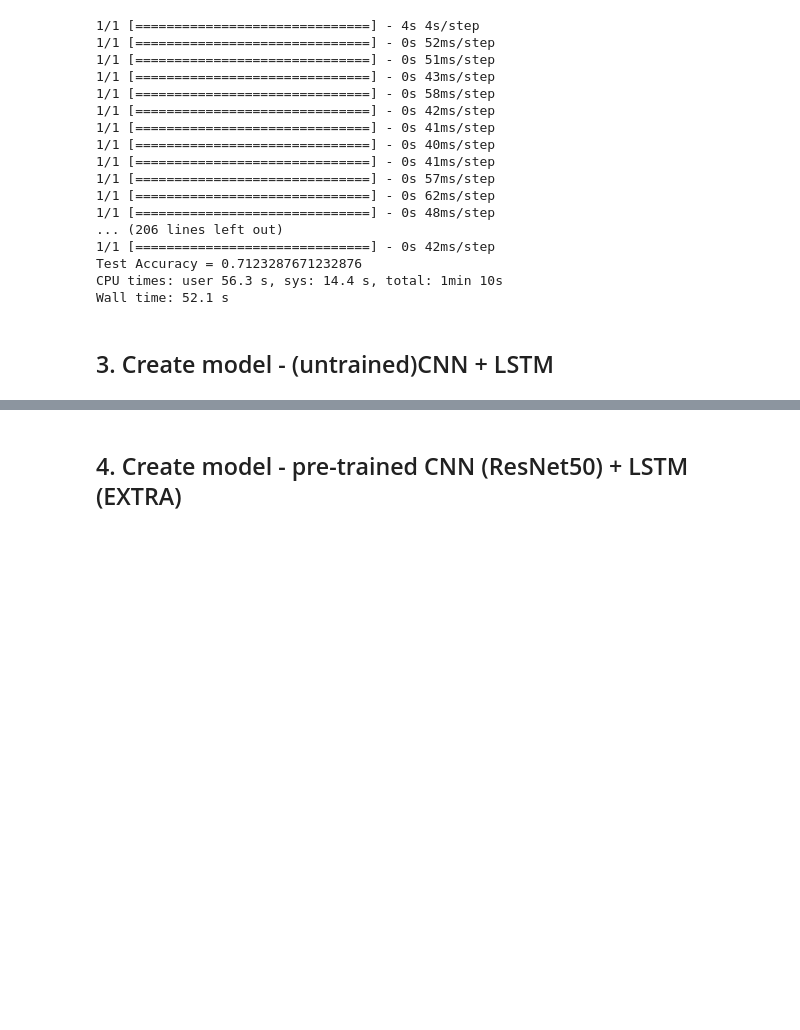
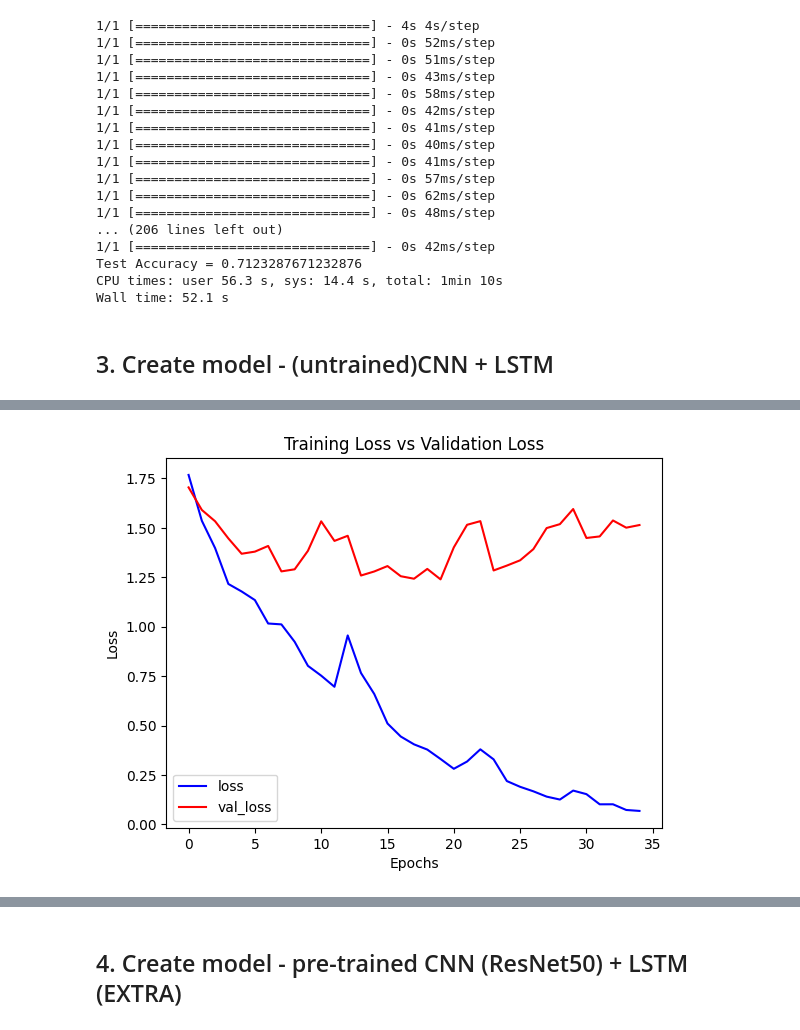
Before and after one commit to peshmerge/advanced_computer_vision, a Jupyter notebook: CNN+LSTM.ipynb, the cells around one changed output, grey strips where cells are left out. Cells and saved outputs as stored; diff of their text form; code cells hidden in the pictures; blank space fills up the shorter version.

Commit message:
updated with CNN_LSTM no pre-trained model results

```diff
--- a/CNN+LSTM.ipynb
+++ b/CNN+LSTM.ipynb
@@ -109,7 +97,7 @@ print(len(CLASSES_LIST))
 # %% [output]
 7
 # %%
-def plot_metric(model_training_history, metric_name_1, metric_name_2, plot_name,y_label='accuracy'):
+def plot_metric(model_training_history, metric_name_1, metric_name_2, plot_name,y_label='accuracy',save=False):
     '''
     This function will plot the metrics passed to it in a graph.
     Args:
@@ -139,6 +127,8 @@ def plot_metric(model_training_history, metric_name_1, metric_name_2, plot_name,
     # Add legend to the plot.
     plt.legend()
 
+    if save: plt.savefig(str(plot_name))
+
 
 def get_nparray_and_labels_in_partition(partition_path):
     nparrayfile_paths = []
@@ -393,3 +479,5 @@ model_evaluation_history = LRCN_model.evaluate(x = validation_generator, use_mul
 # %%
-plot_metric(LRCN_model_training_history, 'loss', 'val_loss', 'Total Loss vs Total Validation Loss','Los')
+plot_metric(LRCN_model_training_history, 'loss', 'val_loss', 'Training Loss vs Validation Loss','Loss', save=True)
+# %% [output]
+[figure, added]
 # %%
```
Also changed, not shown: parts of 7 cells of this notebook, 3 other files.
